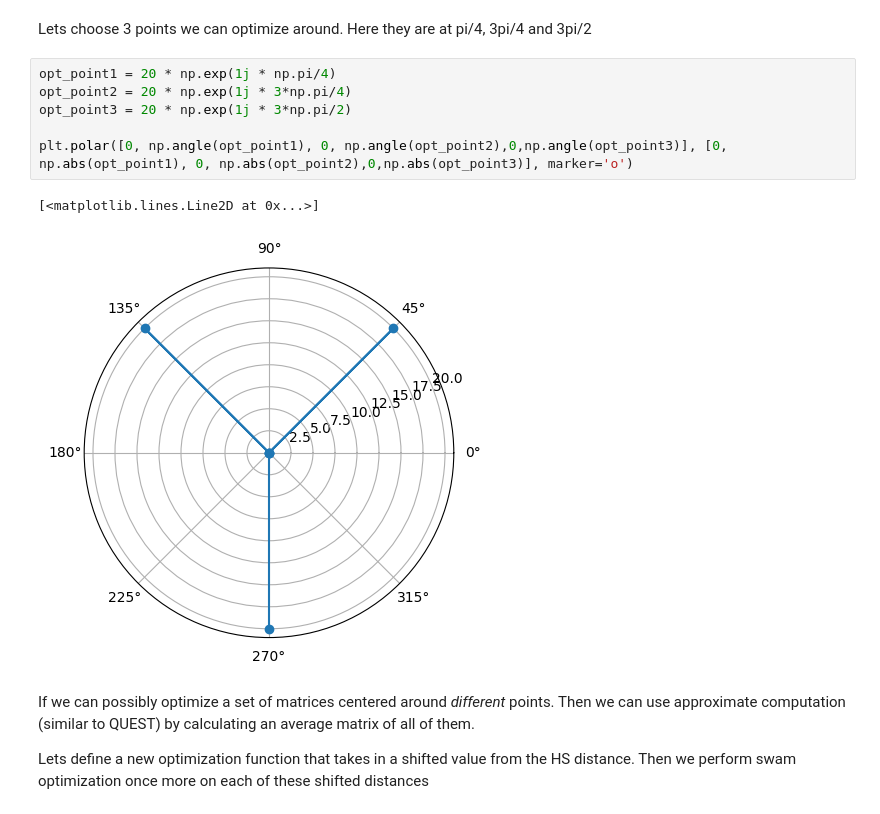
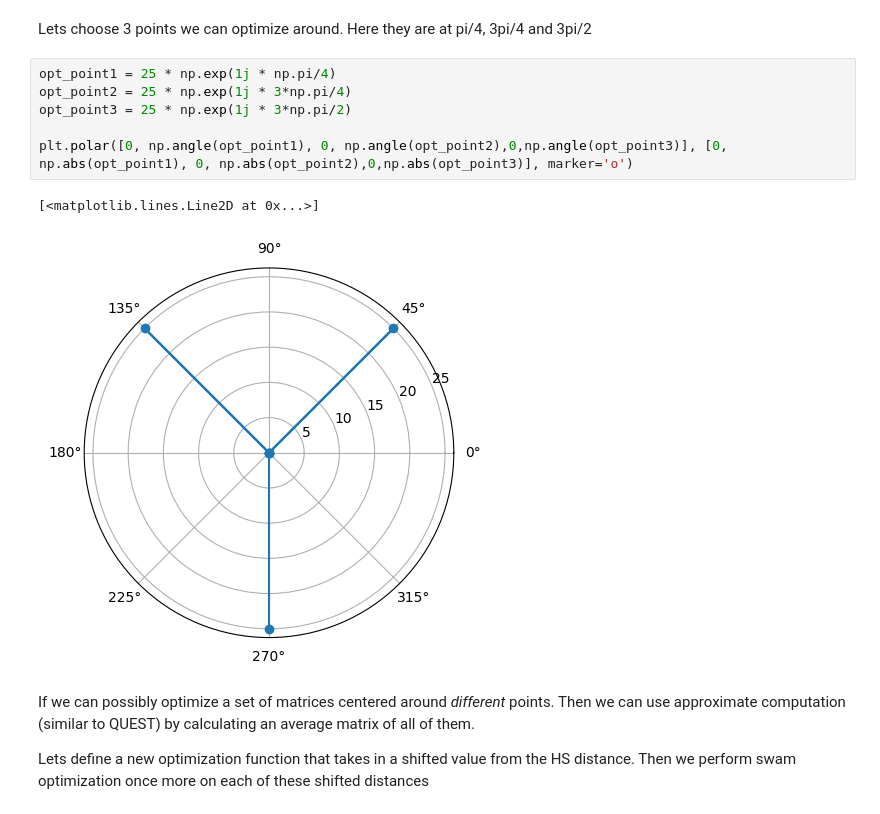
Before and after one commit to the-iron-ryan/CS-239, a Jupyter notebook: ApproxCCNOT/ApproxCCNOT.ipynb, the cells around one changed output. Drawn from its saved outputs; the diff is of its cells as text.

```diff
--- a/ApproxCCNOT/ApproxCCNOT.ipynb
+++ b/ApproxCCNOT/ApproxCCNOT.ipynb
@@ -226,14 +238,14 @@ plt.polar([0, np.angle(qutip_hs_dist)], [0, np.abs(qutip_hs_dist)], marker='o')
 # %% [markdown]
 Lets choose 3 points we can optimize around. Here they are at pi/4, 3pi/4 and 3pi/2
 # %%
-opt_point1 = 20 * np.exp(1j * np.pi/4)
-opt_point2 = 20 * np.exp(1j * 3*np.pi/4)
-opt_point3 = 20 * np.exp(1j * 3*np.pi/2)
+opt_point1 = 25 * np.exp(1j * np.pi/4)
+opt_point2 = 25 * np.exp(1j * 3*np.pi/4)
+opt_point3 = 25 * np.exp(1j * 3*np.pi/2)
 
 plt.polar([0, np.angle(opt_point1), 0, np.angle(opt_point2),0,np.angle(opt_point3)], [0, np.abs(opt_point1), 0, np.abs(opt_point2),0,np.abs(opt_point3)], marker='o')
 # %% [output]
 [<matplotlib.lines.Line2D at 0x...>]
-[figure, old version]
+[figure, new version]
 # %% [markdown]
 If we can possibly optimize a set of matrices centered around *different* points. Then we can use approximate computation (similar to QUEST) by calculating an average matrix of all of them.
 
```
Also changed, not shown: parts of 25 cells of this notebook, 1 other file.
